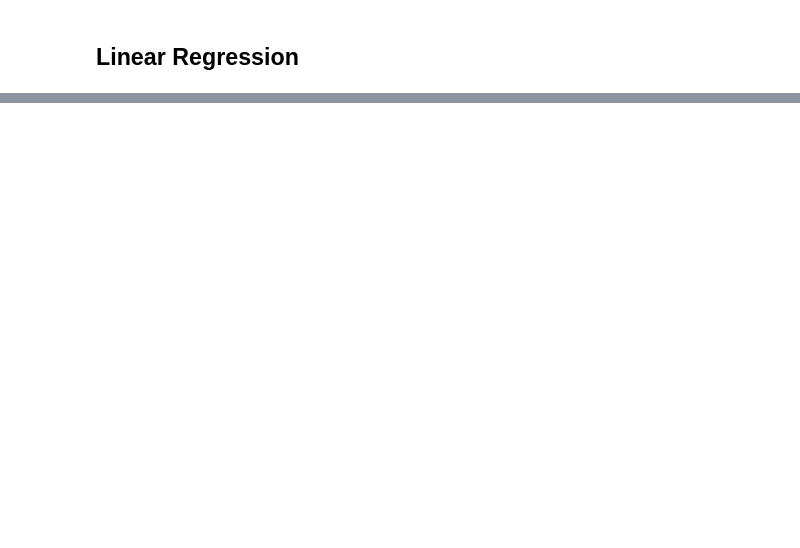
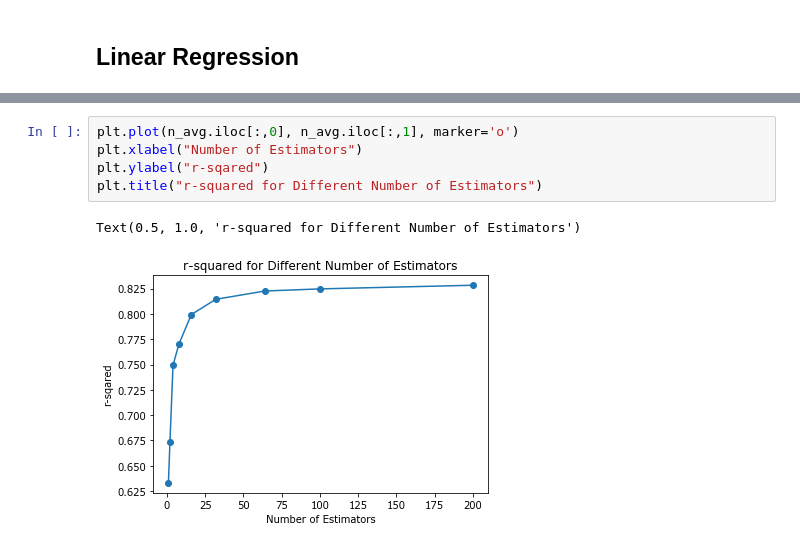
Before and after one commit to kathyxiong/stat_learning_case_study, a Jupyter notebook: freyder_housing_regression_boosting.ipynb, the cells around one changed output, grey strips where cells are left out. Cells and saved outputs as stored; diff of their text form; blank space fills up the shorter version.

```diff
--- a/freyder_housing_regression_boosting.ipynb
+++ b/freyder_housing_regression_boosting.ipynb
@@ -60,0 +85,8 @@ coefficient of determination: 0.6859495577055561
+# %%
+plt.plot(n_avg.iloc[:,0], n_avg.iloc[:,1], marker='o')
+plt.xlabel("Number of Estimators")
+plt.ylabel("r-sqared")
+plt.title("r-squared for Different Number of Estimators")
+# %% [output]
+Text(0.5, 1.0, 'r-squared for Different Number of Estimators')
+[figure, added]
```
Also changed, not shown: parts of 22 cells of this notebook, 3 other files.
